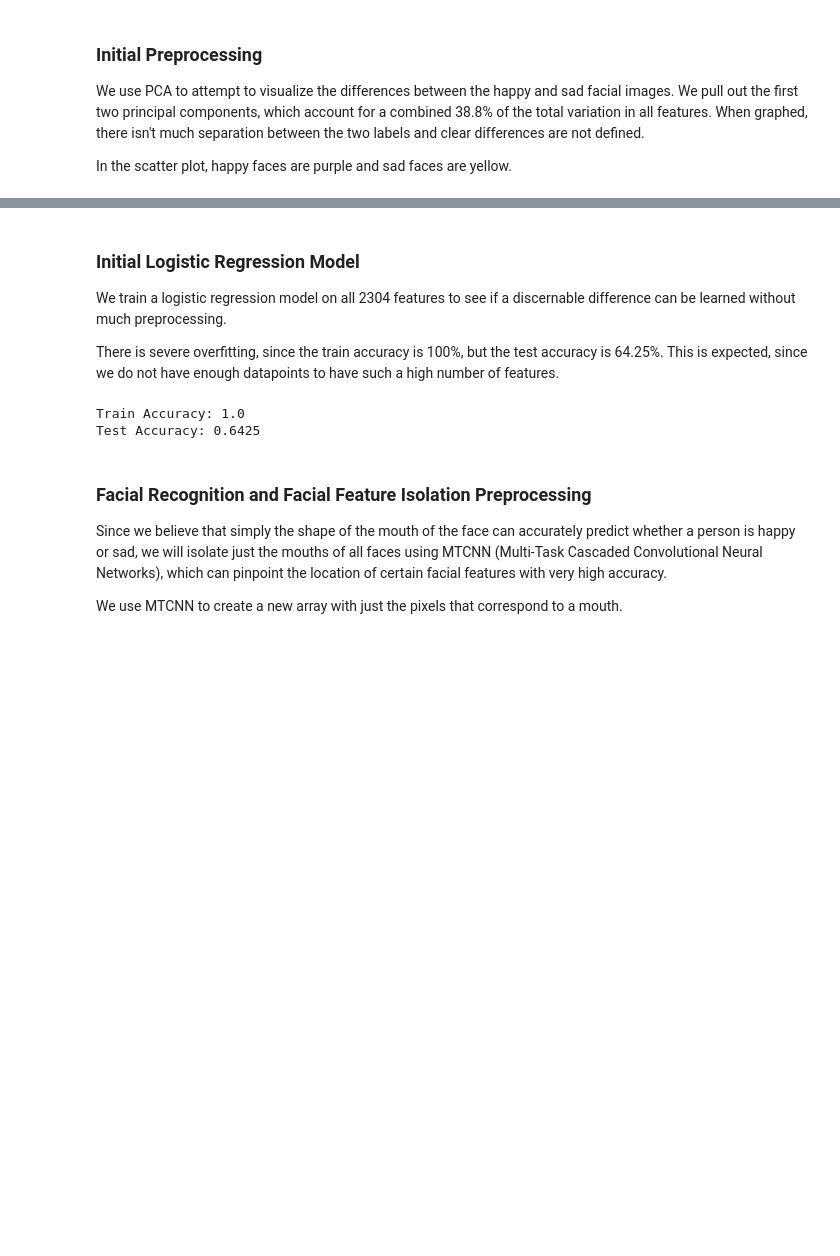
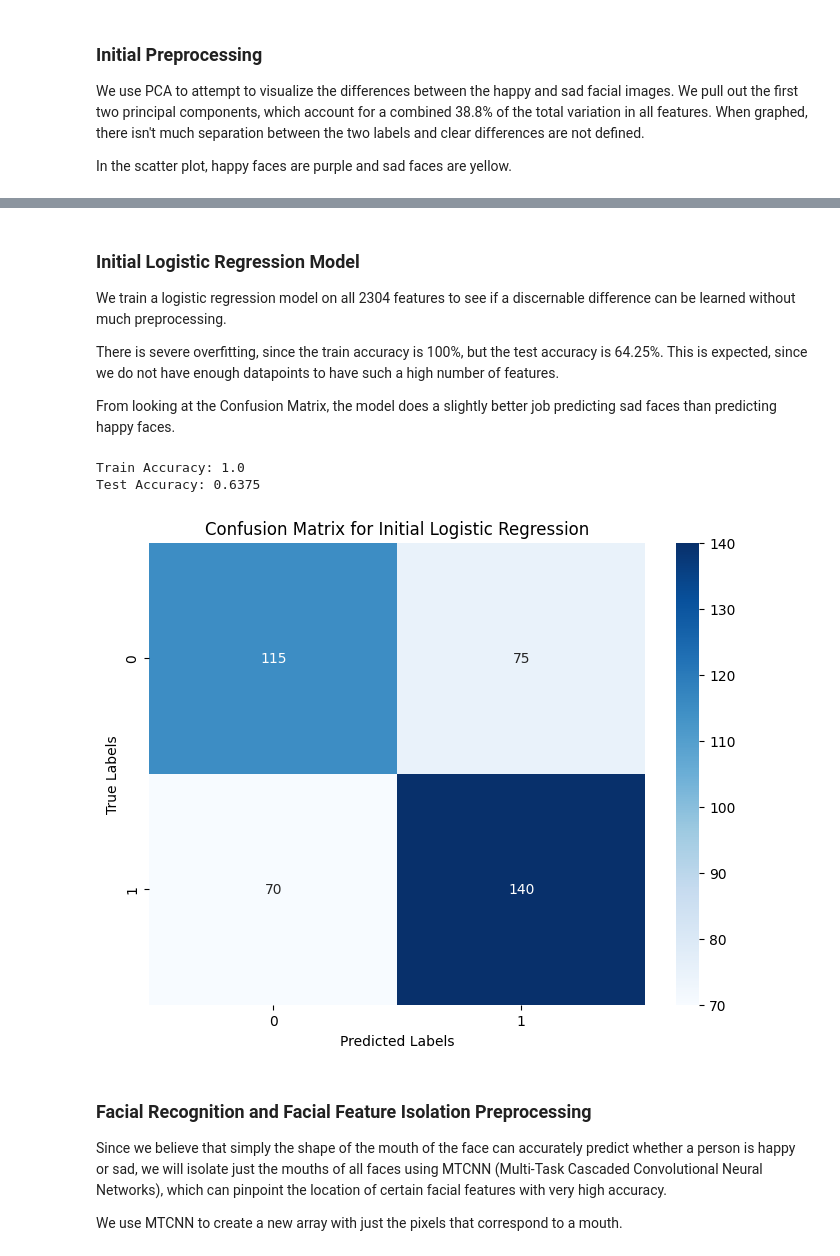
Before and after one commit to e019chen/facial-expression-recognition, a Jupyter notebook: code/binaryLogisticRegression.ipynb, the cells around one changed output, grey strips where cells are left out. Cells and saved outputs as stored; diff of their text form; code cells hidden in the pictures; blank space fills up the shorter version.

Commit message:
Updated binary logistic regression analysis

```diff
--- a/code/binaryLogisticRegression.ipynb
+++ b/code/binaryLogisticRegression.ipynb
@@ -93,16 +94,27 @@ Total Explained Variance: 0.3883439966251877
 We train a logistic regression model on all 2304 features to see if a discernable difference can be learned without much preprocessing.
 
 There is severe overfitting, since the train accuracy is 100%, but the test accuracy is 64.25%. This is expected, since we do not have enough datapoints to have such a high number of features.
+
+From looking at the Confusion Matrix, the model does a slightly better job predicting sad faces than predicting happy faces.
 # %%
 x_train, x_test, y_train, y_test = train_test_split(combinedArr, labels, test_size=0.2, random_state=22)
 
 logReg = LogisticRegression(max_iter=10000)
 logReg.fit(x_train, y_train)
 print(f"Train Accuracy: {logReg.score(x_train, y_train)}")
-print(f"Test Accuracy: {logReg.score(x_test, y_test)}")  # Accuracy is 64.25%
+print(f"Test Accuracy: {logReg.score(x_test, y_test)}")  # Accuracy is 63.75%
+
+cm = confusion_matrix(y_test, logReg.predict(x_test))
+plt.figure(figsize=(8, 6))
+sns.heatmap(cm, annot=True, fmt='g', cmap='Blues', xticklabels=[0, 1], yticklabels=[0, 1])
+plt.title("Confusion Matrix for Initial Logistic Regression")
+plt.xlabel('Predicted Labels')
+plt.ylabel('True Labels')
+plt.show()
 # %% [output]
 Train Accuracy: 1.0
-Test Accuracy: 0.6425
+Test Accuracy: 0.6375
+[figure, added]
 # %% [markdown]
 ### Facial Recognition and Facial Feature Isolation Preprocessing
 
```
Also changed, not shown: parts of 9 cells of this notebook.
